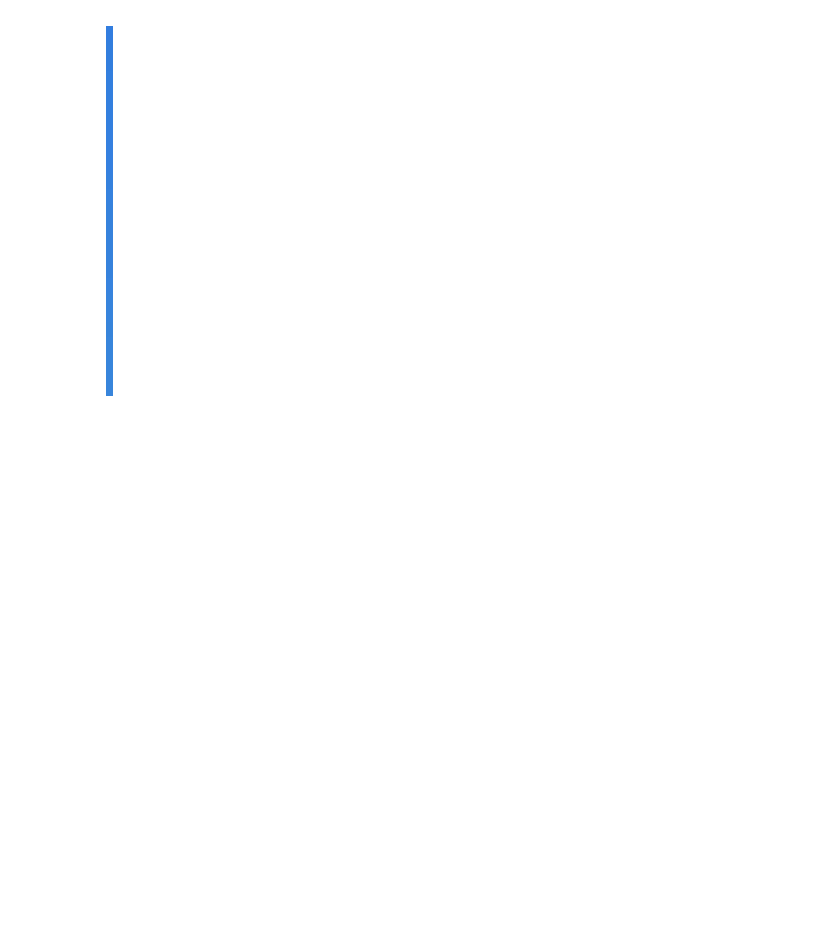
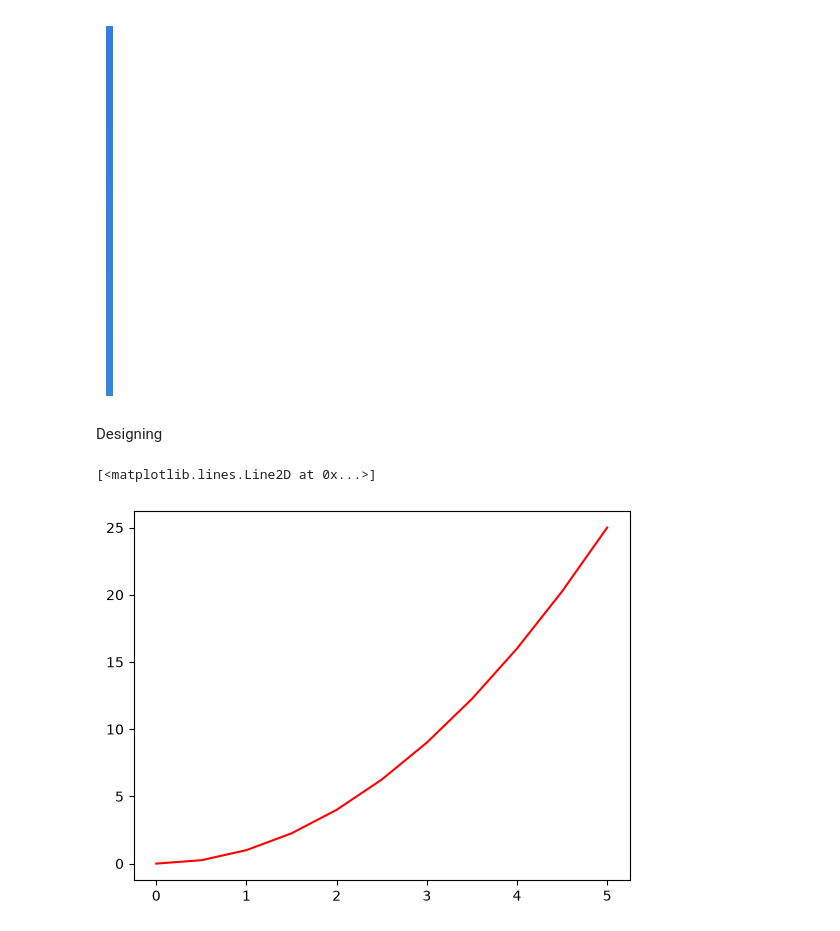
Before and after one commit to praful011-nep/ML-Playground, a Jupyter notebook: Data_Visualization/1.Matplotlib.ipynb, the cells around one changed output. Saved outputs shown, nothing was run; the diff lists cells and outputs as text; code cells hidden in the pictures; blank space fills up the shorter version.

Commit message:
Designing plots Matplotlib

```diff
--- a/Data_Visualization/1.Matplotlib.ipynb
+++ b/Data_Visualization/1.Matplotlib.ipynb
@@ -186,3 +186,10 @@ plt.axis('off')
 # %% [output]
 (np.float64(-0.5), np.float64(0.5), np.float64(49.5), np.float64(-0.5))
 [figure]
+# %% [markdown]
+Designing
+# %%
+plt.plot(a,b,color="red")
+# %% [output]
+[<matplotlib.lines.Line2D at 0x...>]
+[figure, added]
```
Also changed, not shown: parts of 2 cells of this notebook.
